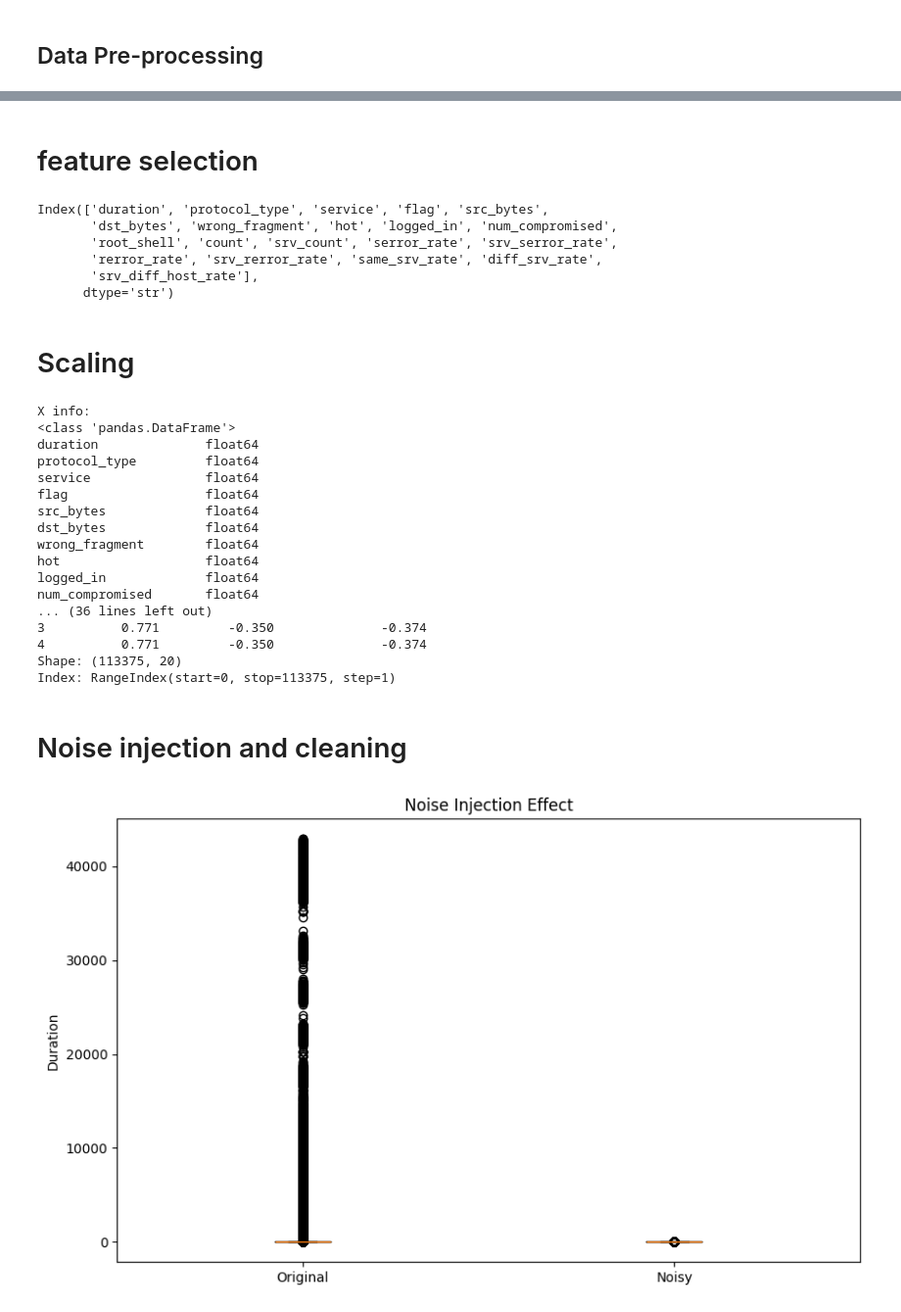
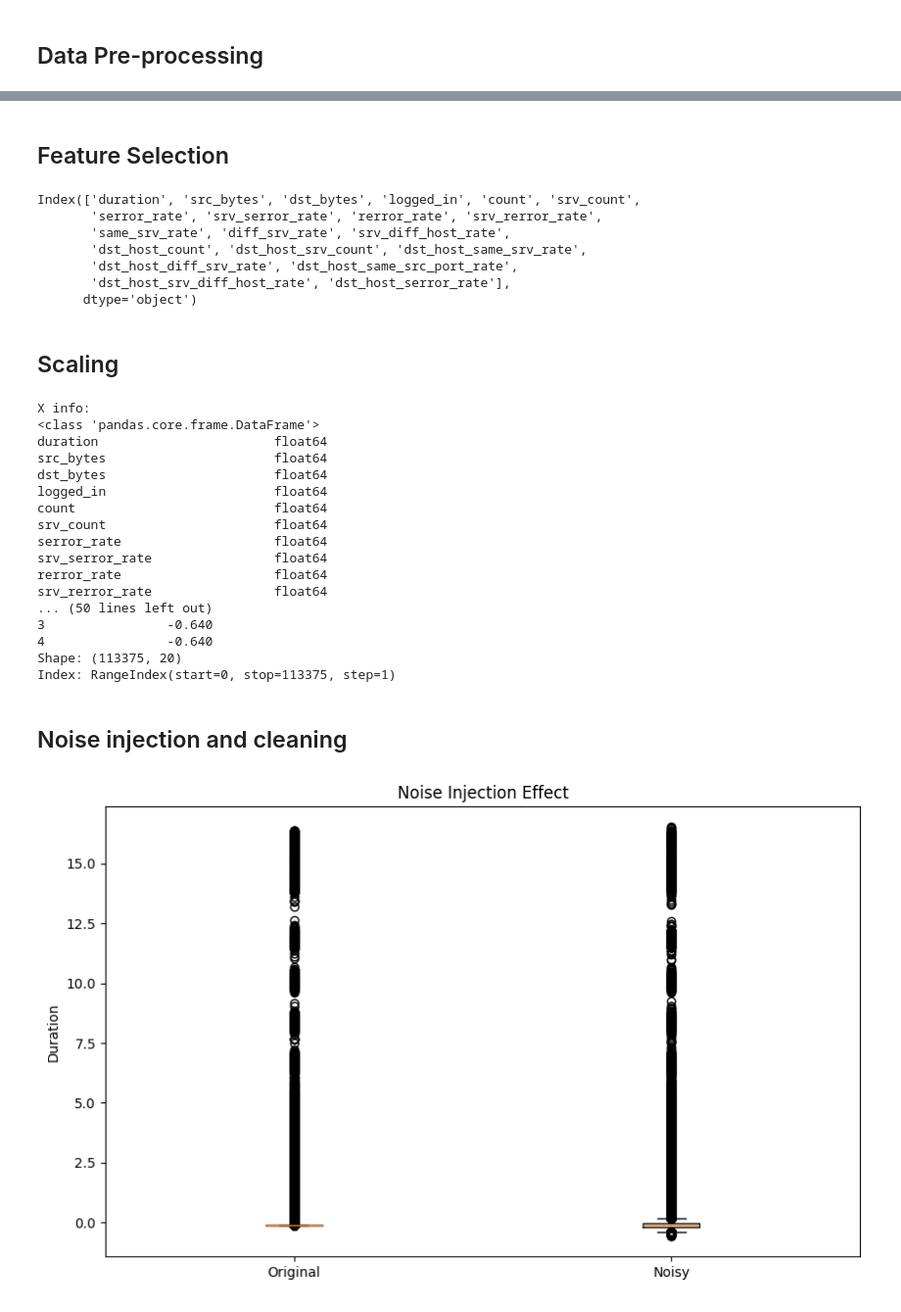
Before and after one commit to Yash-Annapure/Machine_learning_final_project, a Jupyter notebook: final_project_code.ipynb, the cells around one changed output, grey strips where cells are left out. Shown at 98% size. Cells and saved outputs as stored; diff of their text form; code cells hidden in the pictures.

```diff
--- a/final_project_code.ipynb
+++ b/final_project_code.ipynb
@@ -191,11 +193,7 @@ Length: 2, dtype: str
 df['label'] = df['label'].apply(lambda x: 0 if x == 'normal' else 1)
 # %%
 # Encode categorical features
-categorical_cols = ['protocol_type', 'service', 'flag']
-encoder = LabelEncoder()
-
-for col in categorical_cols:
-    df[col] = encoder.fit_transform(df[col])
+df = pd.get_dummies(df, columns=['protocol_type','service','flag'])
 # %%
 # Train-test split
 X = df.drop(['label', 'level'], axis=1)
@@ -236,5 +229,5 @@ mutual_info.sort_values(ascending=False).plot.bar(figsize=(20, 5))
 # %% [markdown]
-# feature selection
+## Feature Selection
 # %%
 from sklearn.feature_selection import SelectKBest
 Select_features = SelectKBest(mutual_info_classif, k=30)
@@ -248,14 +241,15 @@ print(cols)
 X_train=X_train[cols]
 X_test=X_test[cols]
 # %% [output]
-Index(['duration', 'protocol_type', 'service', 'flag', 'src_bytes',
-       'dst_bytes', 'wrong_fragment', 'hot', 'logged_in', 'num_compromised',
-       'root_shell', 'count', 'srv_count', 'serror_rate', 'srv_serror_rate',
-       'rerror_rate', 'srv_rerror_rate', 'same_srv_rate', 'diff_srv_rate',
-       'srv_diff_host_rate'],
-      dtype='str')
+Index(['duration', 'src_bytes', 'dst_bytes', 'logged_in', 'count', 'srv_count',
+       'serror_rate', 'srv_serror_rate', 'rerror_rate', 'srv_rerror_rate',
+       'same_srv_rate', 'diff_srv_rate', 'srv_diff_host_rate',
+       'dst_host_count', 'dst_host_srv_count', 'dst_host_same_srv_rate',
+       'dst_host_diff_srv_rate', 'dst_host_same_src_port_rate',
+       'dst_host_srv_diff_host_rate', 'dst_host_serror_rate'],
+      dtype='object')
 # %% [markdown]
-# Scaling
+## Scaling
 # %%
 # Scaling
 scaler = StandardScaler()
@@ -270,46 +264,49 @@ print(f"Shape: {X_train_scaled.shape}")
 print(f"Index: {X_train_scaled.index}")
 # %% [output]
 X info:
-<class 'pandas.DataFrame'>
-duration              float64
-protocol_type         float64
-service               float64
-flag                  float64
-src_bytes             float64
-dst_bytes             float64
-wrong_fragment        float64
-hot                   float64
-logged_in             float64
-num_compromised       float64
-... (36 lines left out)
-3          0.771         -0.350              -0.374
-4          0.771         -0.350              -0.374
+<class 'pandas.core.frame.DataFrame'>
+duration                       float64
+src_bytes                      float64
+dst_bytes                      float64
+logged_in                      float64
+count                          float64
+srv_count                      float64
+serror_rate                    float64
+srv_serror_rate                float64
+rerror_rate                    float64
+srv_rerror_rate                float64
+... (50 lines left out)
+3                -0.640
+4                -0.640
 Shape: (113375, 20)
 Index: RangeIndex(start=0, stop=113375, step=1)
 # %% [markdown]
-# Noise injection and cleaning
+## Noise injection and cleaning
 # %%
 # Keep X as DataFrame
 X_noisy = X_train_scaled.copy()
 noise = np.random.normal(0, 0.1, X_noisy.shape[0])
 
 # Use column name directly - works with pandas 3.0.0
 first_col = X_noisy.columns[0]  # This is 'duration'
-X_noisy[first_col] = (X_noisy[first_col] + noise).clip(lower=0)  #clip to prevent -ve time
+#X_noisy[first_col] = (X_noisy[first_col] + noise).clip(lower=0)  #clip to prevent -ve time
+X_noisy[first_col] = X_noisy[first_col] + noise
 
 # Noise cleaning using IQR
-Q1 = np.percentile(X_noisy[first_col], 25)
-Q3 = np.percentile(X_noisy[first_col], 75)
+Q1 = X_noisy[first_col].quantile(0.25)
+Q3 = X_noisy[first_col].quantile(0.75)
 IQR = Q3 - Q1
 
 mask = (X_noisy[first_col] >= Q1 - 1.5*IQR) & (X_noisy[first_col] <= Q3 + 1.5*IQR)
 X_clean = X_noisy[mask]
 y_clean = y_train.iloc[mask.values]   # keep as pandas Series
 
 # Boxplot for pandas
-plt.boxplot([X.iloc[:, 0], X_noisy.iloc[:, 0]], labels=['Original', 'Noisy'])
+plt.boxplot(
+    [X_train_scaled.iloc[:, 0], X_noisy.iloc[:, 0]],
+    labels=['Original', 'Noisy'])
 plt.title("Noise Injection Effect")
 plt.ylabel("Duration")
 plt.show()
 # %% [output]
-[figure, old version]
+[figure, new version]
```
Also changed, not shown: parts of 25 cells of this notebook.
